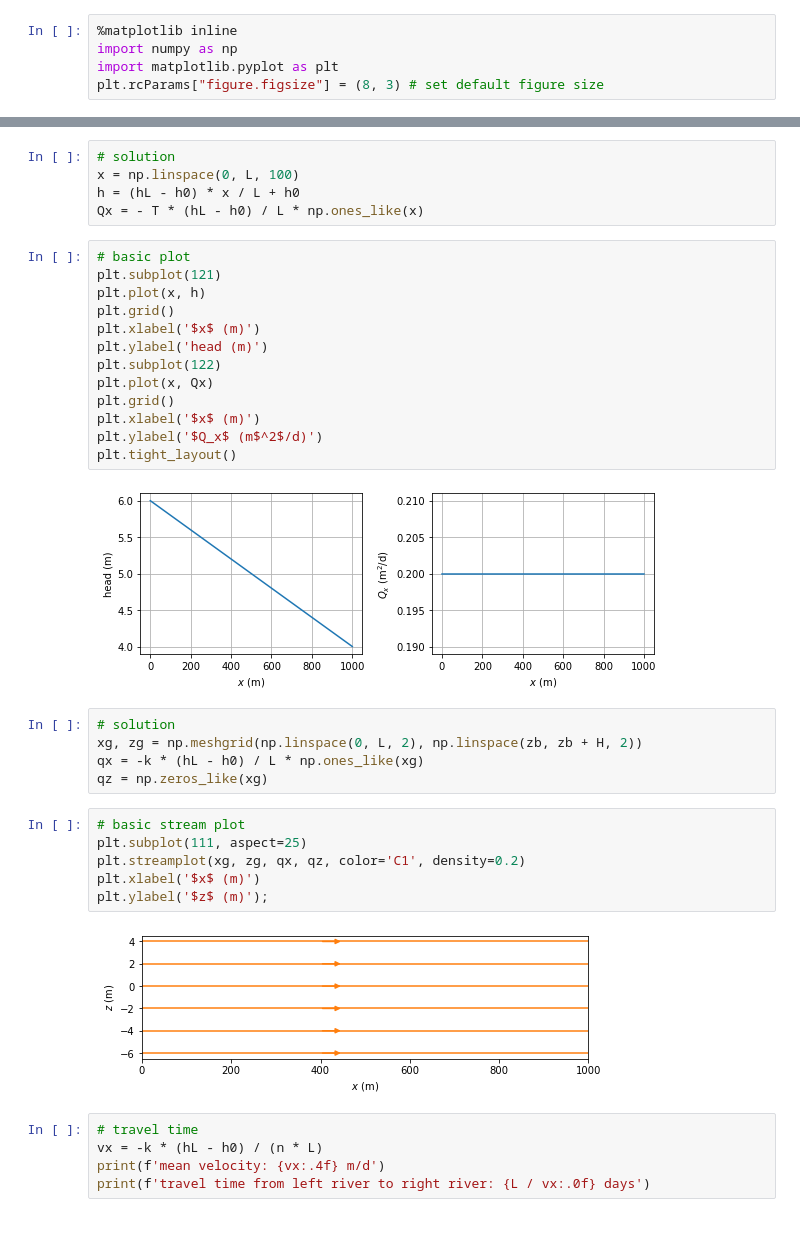
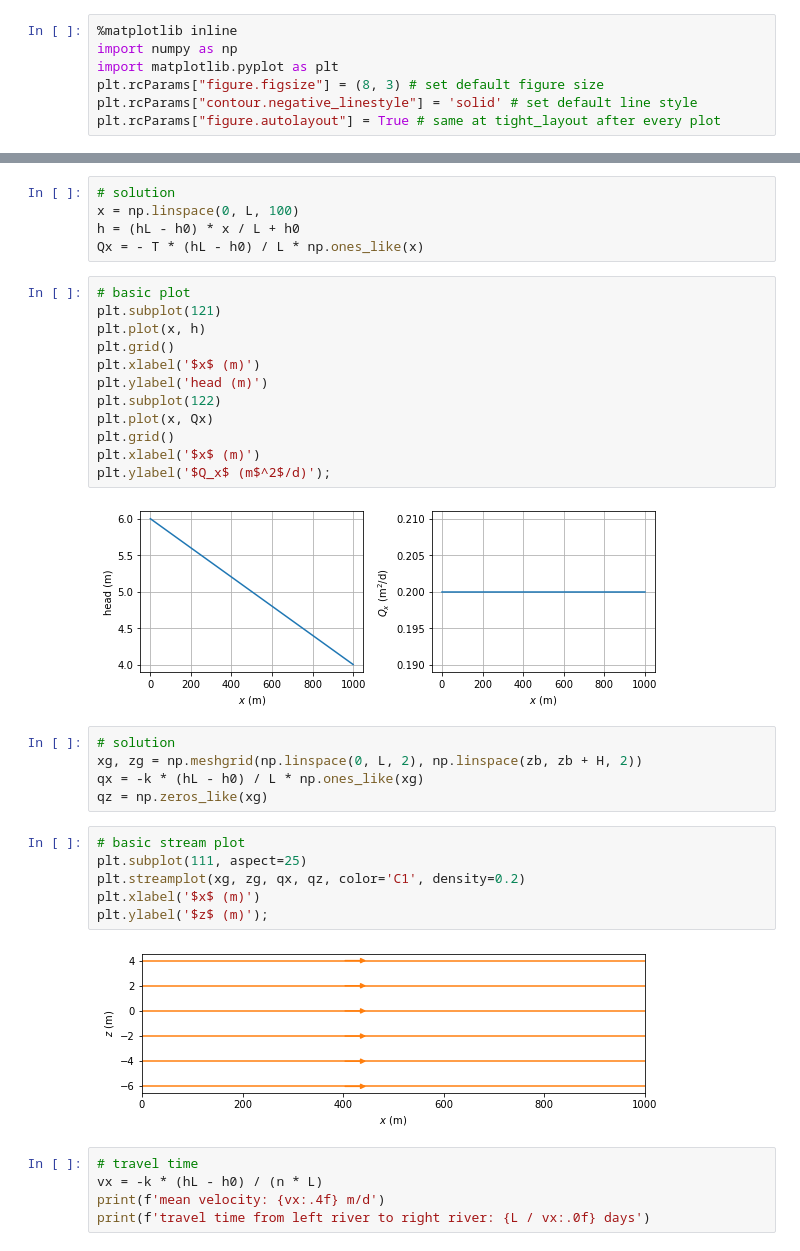
Before and after one commit to pythongroundwaterbook/analytic_gw_book, a Jupyter notebook: chapter1/chapter1_bakker_post.ipynb, the cells around one changed output, grey strips where cells are left out. Saved outputs shown, nothing was run; the diff lists cells and outputs as text.

```diff
--- a/chapter1/chapter1_bakker_post.ipynb
+++ b/chapter1/chapter1_bakker_post.ipynb
@@ -5,4 +18,6 @@
 import numpy as np
 import matplotlib.pyplot as plt
 plt.rcParams["figure.figsize"] = (8, 3) # set default figure size
+plt.rcParams["contour.negative_linestyle"] = 'solid' # set default line style
+plt.rcParams["figure.autolayout"] = True # same at tight_layout after every plot
 # %% [markdown]
@@ -27,18 +42,17 @@ Qx = - T * (hL - h0) / L * np.ones_like(x)
 # %%
 # basic plot
 plt.subplot(121)
 plt.plot(x, h)
 plt.grid()
 plt.xlabel('$x$ (m)')
 plt.ylabel('head (m)')
 plt.subplot(122)
 plt.plot(x, Qx)
 plt.grid()
 plt.xlabel('$x$ (m)')
-plt.ylabel('$Q_x$ (m$^2$/d)')
-plt.tight_layout()
+plt.ylabel('$Q_x$ (m$^2$/d)');
 # %% [output]
-[figure, old version]
+[figure, new version]
 # %%
 # solution
 xg, zg = np.meshgrid(np.linspace(0, L, 2), np.linspace(zb, zb + H, 2))
@@ -51,7 +65,7 @@ plt.streamplot(xg, zg, qx, qz, color='C1', density=0.2)
 plt.xlabel('$x$ (m)')
 plt.ylabel('$z$ (m)');
 # %% [output]
-[figure, old version]
+[figure, new version]
 # %%
 # travel time
 vx = -k * (hL - h0) / (n * L)
```
Also changed, not shown: parts of 11 cells of this notebook, 1 other file.
